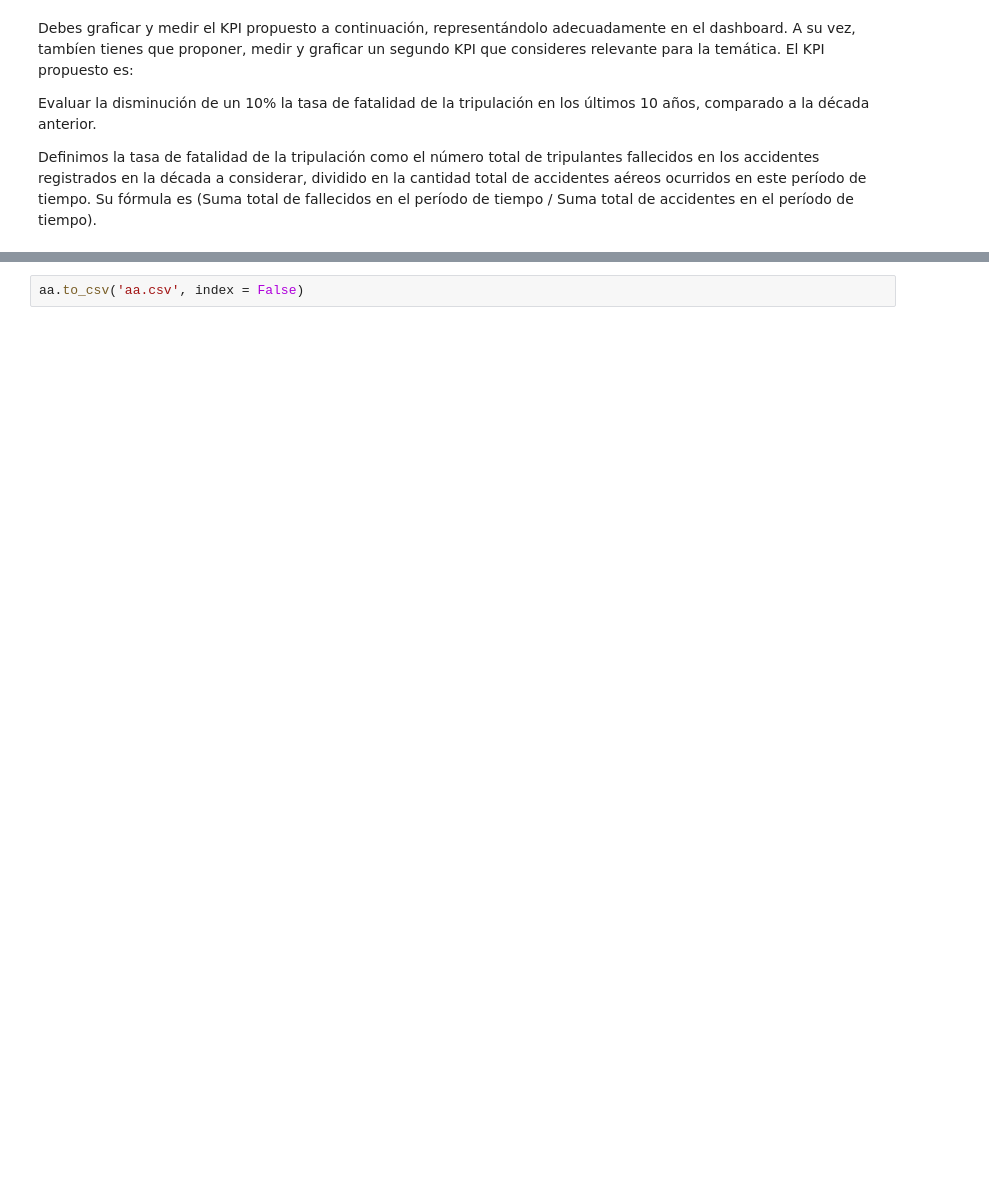
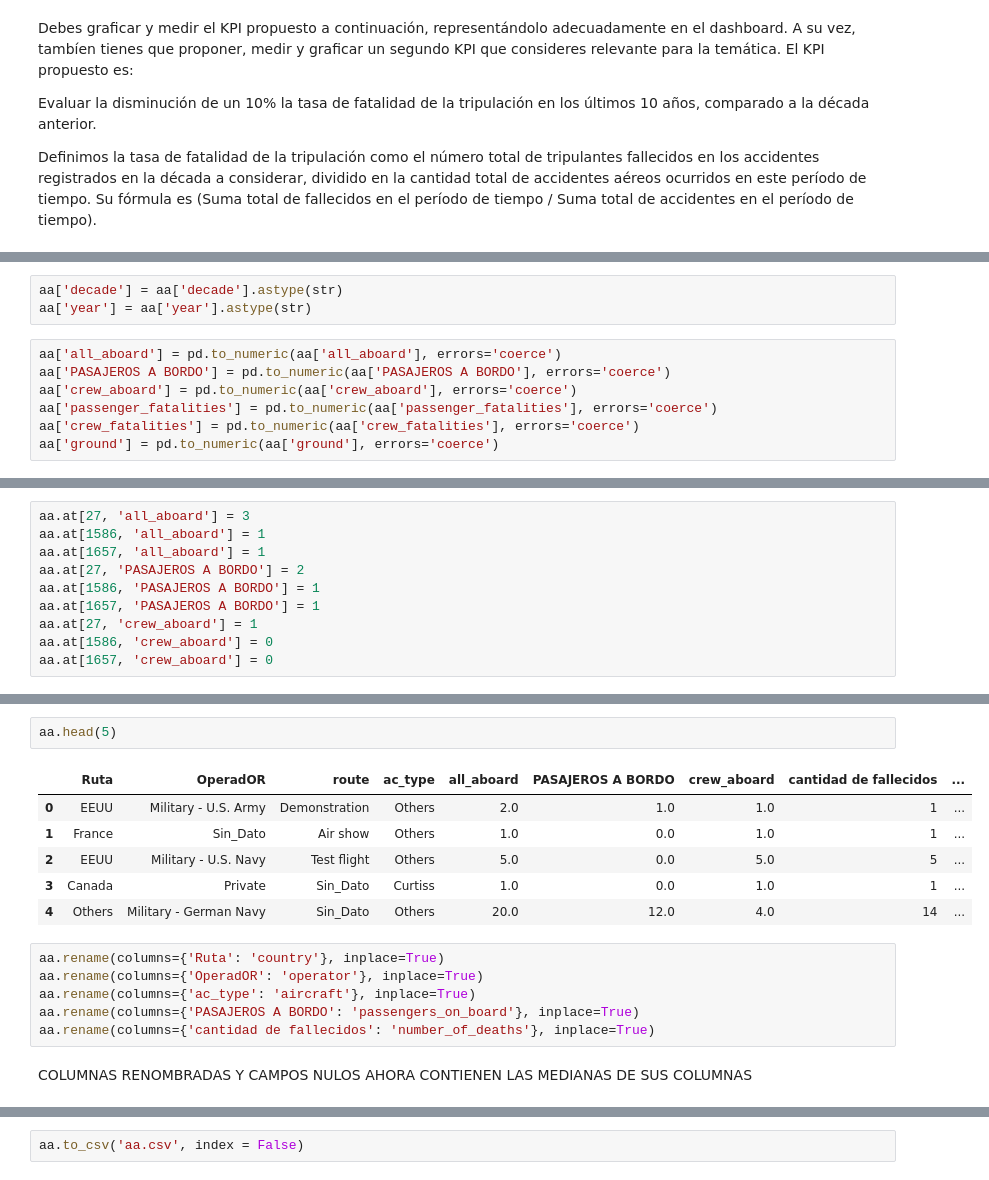
Before and after one commit to willflorez/accidentesAereos, a Jupyter notebook: EDA.ipynb, the cells around one changed output, grey strips where cells are left out. Saved outputs shown, nothing was run; the diff lists cells and outputs as text; blank space fills up the shorter version.

```diff
--- a/EDA.ipynb
+++ b/EDA.ipynb
@@ -1037,0 +1097,10 @@ dante
+# %%
+aa['decade'] = aa['decade'].astype(str)
+aa['year'] = aa['year'].astype(str)
+# %%
+aa['all_aboard'] = pd.to_numeric(aa['all_aboard'], errors='coerce')
+aa['PASAJEROS A BORDO'] = pd.to_numeric(aa['PASAJEROS A BORDO'], errors='coerce')
+aa['crew_aboard'] = pd.to_numeric(aa['crew_aboard'], errors='coerce')
+aa['passenger_fatalities'] = pd.to_numeric(aa['passenger_fatalities'], errors='coerce')
+aa['crew_fatalities'] = pd.to_numeric(aa['crew_fatalities'], errors='coerce')
+aa['ground'] = pd.to_numeric(aa['ground'], errors='coerce')
@@ -1037,0 +1139,10 @@ dante
+# %%
+aa.at[27, 'all_aboard'] = 3
+aa.at[1586, 'all_aboard'] = 1
+aa.at[1657, 'all_aboard'] = 1
+aa.at[27, 'PASAJEROS A BORDO'] = 2
+aa.at[1586, 'PASAJEROS A BORDO'] = 1
+aa.at[1657, 'PASAJEROS A BORDO'] = 1
+aa.at[27, 'crew_aboard'] = 1
+aa.at[1586, 'crew_aboard'] = 0
+aa.at[1657, 'crew_aboard'] = 0
@@ -1037,0 +1168,17 @@ dante
+# %%
+aa.head(5)
+# %% [output]
+|  | Ruta | OperadOR | route | ac_type | all_aboard | PASAJEROS A BORDO | crew_aboard | cantidad de fallecidos | ... |
+| 0 | EEUU | Military - U.S. Army | Demonstration | Others | 2.0 | 1.0 | 1.0 | 1 | ... |
+| 1 | France | Sin_Dato | Air show | Others | 1.0 | 0.0 | 1.0 | 1 | ... |
+| 2 | EEUU | Military - U.S. Navy | Test flight | Others | 5.0 | 0.0 | 5.0 | 5 | ... |
+| 3 | Canada | Private | Sin_Dato | Curtiss | 1.0 | 0.0 | 1.0 | 1 | ... |
+| 4 | Others | Military - German Navy | Sin_Dato | Others | 20.0 | 12.0 | 4.0 | 14 | ... |
+# %%
+aa.rename(columns={'Ruta': 'country'}, inplace=True)
+aa.rename(columns={'OperadOR': 'operator'}, inplace=True)
+aa.rename(columns={'ac_type': 'aircraft'}, inplace=True)
+aa.rename(columns={'PASAJEROS A BORDO': 'passengers_on_board'}, inplace=True)
+aa.rename(columns={'cantidad de fallecidos': 'number_of_deaths'}, inplace=True)
+# %% [markdown]
+COLUMNAS RENOMBRADAS Y CAMPOS NULOS AHORA CONTIENEN LAS MEDIANAS DE SUS COLUMNAS
```
Also changed, not shown: parts of 17 cells of this notebook, 1 other file.
